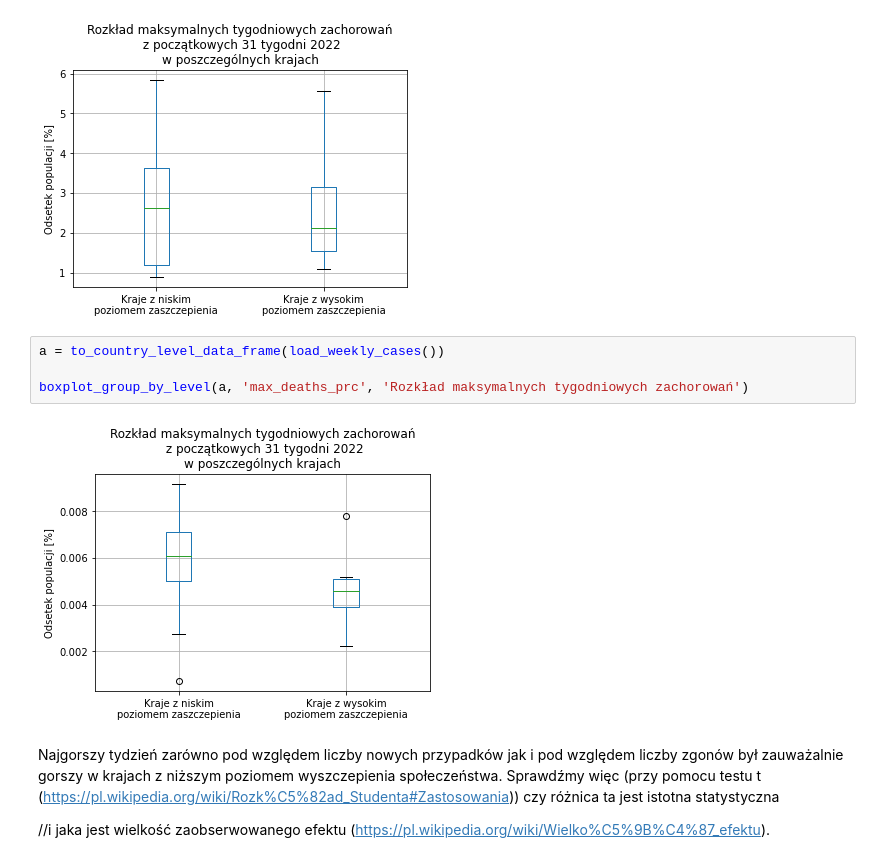
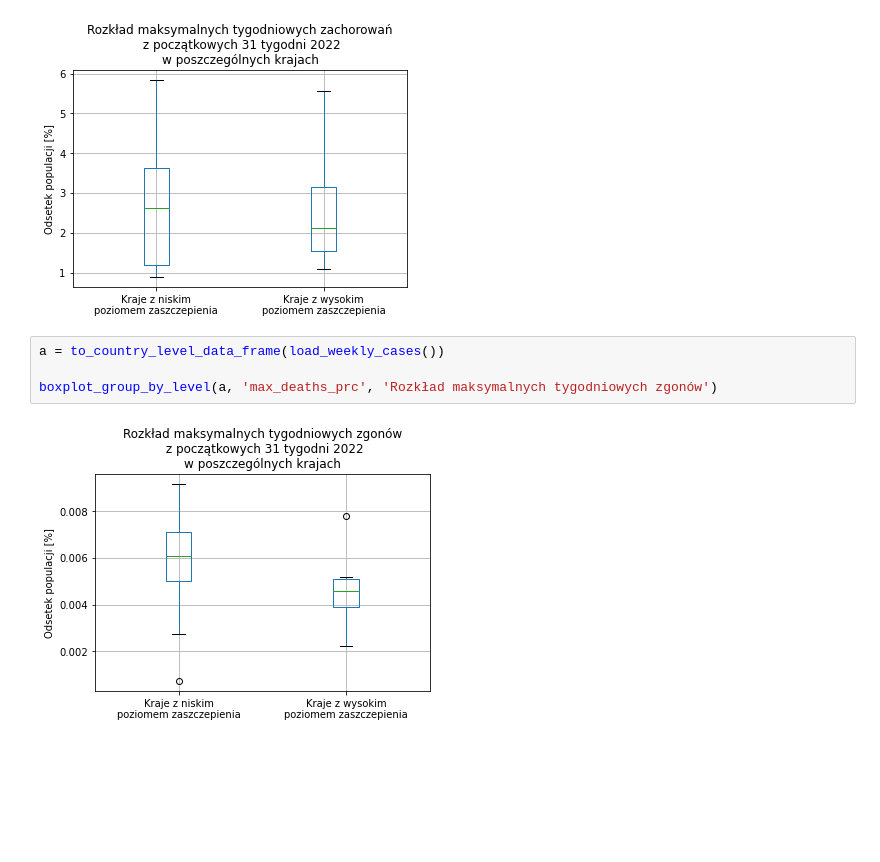
Before and after one commit to mjureczko/covid-statistics, a Jupyter notebook: covid_stats.ipynb, the cells around one changed output. Drawn from its saved outputs; the diff is of its cells as text; blank space fills up the shorter version.

```diff
--- a/covid_stats.ipynb
+++ b/covid_stats.ipynb
@@ -426,11 +404,7 @@ wysoki      2.601170  2.12935       0.004661  0.004597
 # %%
 a = to_country_level_data_frame(load_weekly_cases())
 
-boxplot_group_by_level(a, 'max_deaths_prc', 'Rozkład maksymalnych tygodniowych zachorowań')
+boxplot_group_by_level(a, 'max_deaths_prc', 'Rozkład maksymalnych tygodniowych zgonów')
 # %% [output]
-[figure, old version]
+[figure, new version]
-# %% [markdown]
-Najgorszy tydzień zarówno pod względem liczby nowych przypadków jak i pod względem liczby zgonów był zauważalnie gorszy w krajach z niższym poziomem wyszczepienia społeczeństwa. Sprawdźmy więc (przy pomocu testu t (https://pl.wikipedia.org/wiki/Rozk%C5%82ad_Studenta#Zastosowania)) czy różnica ta jest istotna statystyczna
-
-//i jaka jest wielkość zaobserwowanego efektu (https://pl.wikipedia.org/wiki/Wielko%C5%9B%C4%87_efektu).
 # %%
```
Also changed, not shown: parts of 24 cells of this notebook.
